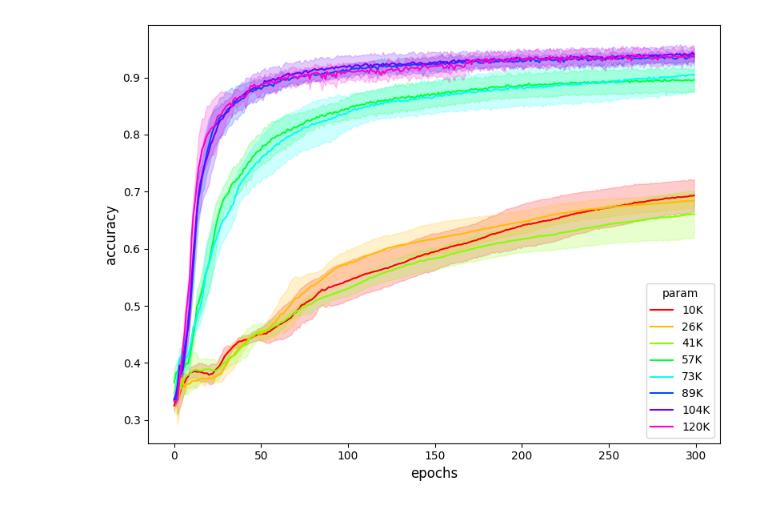
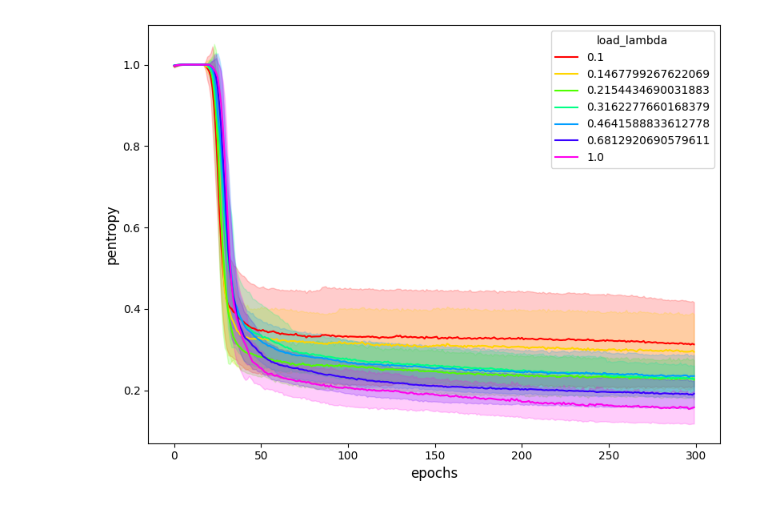
Before and after one commit to viktorvesely/liquid, a Jupyter notebook: experiment_eval.ipynb, the cells around one changed output. Saved outputs shown, nothing was run; the diff lists cells and outputs as text; code cells hidden in the pictures.

Commit message:
Experiments done

```diff
--- a/experiment_eval.ipynb
+++ b/experiment_eval.ipynb
@@ -6,10 +6,17 @@ import pandas as pd
 import numpy as np
 
 # exp_regex = r"\d{8}_\d{6}_exp_load_solver_(iterative|stable_point)_(\d+\.\d+)_(\d+)"
-exp_regex = r"\d{8}_\d{6}_exp_param_budget_(\d+)_(\d+)"
+# exp_regex = r"\d{8}_\d{6}_exp_layer_budget_(\d+)_(\d+)__width_50$"
+# exp_regex = r"\d{8}_\d{6}_exp_layer_budget_(\d+)_(\d+)_20width$"
+# exp_regex = r"\d{8}_\d{6}_exp_ratio_(\d+)_(\d+)_(\d+)_(\d+)$"
+exp_regex = r"\d{8}_\d{6}_exp_main_(sink_many|sink_one)_(\d+\.\d+)_(\d+)$"
+
 folder = Path(".").resolve() / "experiments"
 
-experiment_metrics = ["param", "variation"]
+# experiment_metrics = ["layer", "variation"]
+# experiment_metrics = ["b", "c", "d", "variation"]
+experiment_metrics = ["solver", "load_lambda", "variation"]
+
 run_metrics = {
     "accuracy.txt": "accuracy",
     "power_entropy.txt": "pentropy",
@@ -25,7 +32,6 @@ for ent in folder.iterdir():
         continue
 
     res = re.findall(exp_regex, ent.name)
-
     if len(res) == 0:
         continue
 
@@ -53,7 +59,21 @@ for ent in folder.iterdir():
 
 
 df = pd.DataFrame(columns)
+df["variation"] = pd.to_numeric(df["variation"])
+
+if "layer" in df.columns:
+    df["layer"] = pd.to_numeric(df["layer"])
+
+
+if "b" in df.columns:
+
+    df["ratio"] = df["b"] + ":" +  df["c"] + ":" +  df["d"]
+
+    df["b"] = pd.to_numeric(df["b"])
+    df["c"] = pd.to_numeric(df["c"])
+    df["d"] = pd.to_numeric(df["d"])
+
+if "load_lambda" in df.columns:
+
+    df["load_lambda"] = pd.to_numeric(df["load_lambda"])
-# %%
-df["param"] = pd.to_numeric(df["param"])
-df["variation"] = pd.to_numeric(df["variation"])
 # %%
@@ -78,36 +91,36 @@ import matplotlib.pyplot as plt
 def shaded_lines(df: pd.DataFrame, metric: str, group: str):
     means = df.groupby([group, "t"])[metric].mean()
     stds = df.groupby([group, "t"])[metric].std()
 
     means = means.unstack()
     stds = stds.unstack()
 
     means = means.sort_index(axis="columns")
     stds = stds.sort_index(axis="columns")
 
     fig, ax = plt.subplots(figsize=(8, 6))
 
     values_mu = means.to_numpy()
     values_std = stds.to_numpy()
-    loads = means.index.to_numpy()
-    colors = plt.colormaps["hsv"](np.arange(loads.size) / loads.size)
+    grouppers = means.index.to_numpy()
+    colors = plt.colormaps["hsv"](np.arange(grouppers.size) / grouppers.size)
     epochs = values_mu.shape[1]
     epochs = np.arange(epochs)
 
-    for i, (color, load) in enumerate(zip(colors, loads, strict=True)):
-        ax.plot(epochs, values_mu[i, :], label=f"{round(load / 1_000)}K", color=color)
+    for i, (color, g) in enumerate(zip(colors, grouppers, strict=True)):
+        ax.plot(epochs, values_mu[i, :], label=g, color=color)
         ax.fill_between(epochs, values_mu[i, :] + values_std[i, :], values_mu[i, :] - values_std[i, :], color=color, alpha=0.2)
 
     # ax.set_xscale("log")
     ax.legend(title=group)
     ax.set_ylabel(metric, fontsize=12)
     ax.set_xlabel("epochs", fontsize=12)
     fig.tight_layout()
     plt.show()
 
     return fig
 
-fig = shaded_lines(df, "accuracy", "param")
+fig = shaded_lines(df, "pentropy", "load_lambda")
 fig.savefig("./figures/exp_param_accuracy.pdf")
 # %% [output]
-[figure, old version]
+[figure, new version]
```
Also changed, not shown: parts of 5 cells of this notebook, 15 other files.
